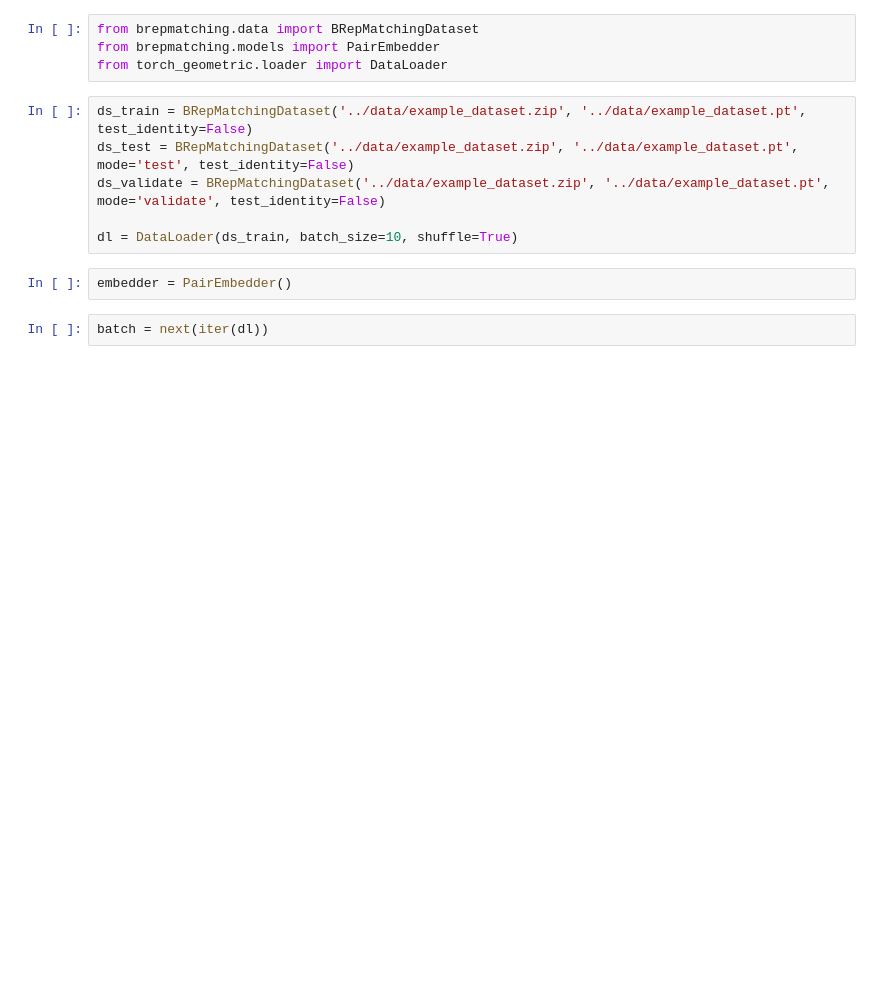
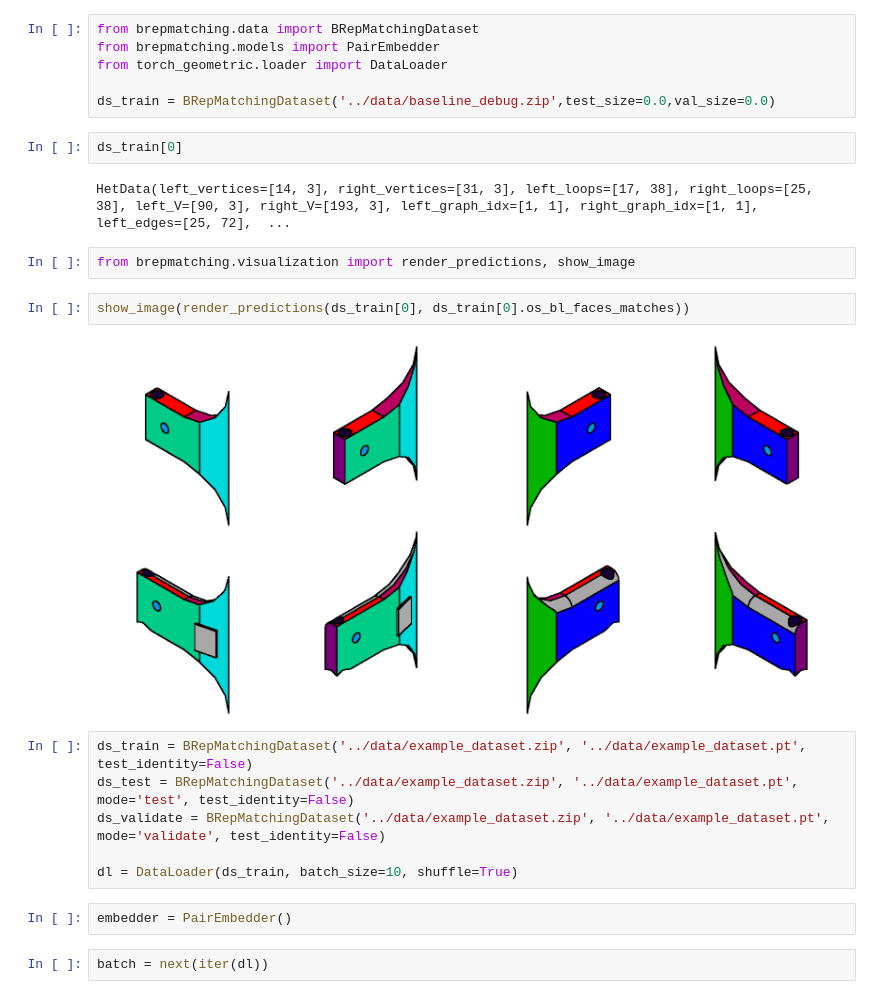
Before and after one commit to deGravity/brepmatching, a Jupyter notebook: notebooks/embedding_example.ipynb, the cells around one changed output. Drawn from its saved outputs; the diff is of its cells as text; blank space fills up the shorter version.

Commit message:
Onshape baseline code works.

```diff
--- a/notebooks/embedding_example.ipynb
+++ b/notebooks/embedding_example.ipynb
@@ -2,6 +2,18 @@
 from brepmatching.data import BRepMatchingDataset
 from brepmatching.models import PairEmbedder
 from torch_geometric.loader import DataLoader
+
+ds_train = BRepMatchingDataset('../data/baseline_debug.zip',test_size=0.0,val_size=0.0)
+# %%
+ds_train[0]
+# %% [output]
+HetData(left_vertices=[14, 3], right_vertices=[31, 3], left_loops=[17, 38], right_loops=[25, 38], left_V=[90, 3], right_V=[193, 3], left_graph_idx=[1, 1], right_graph_idx=[1, 1], left_edges=[25, 72],  ...
+# %%
+from brepmatching.visualization import render_predictions, show_image
+# %%
+show_image(render_predictions(ds_train[0], ds_train[0].os_bl_faces_matches))
+# %% [output]
+[figure, added]
 # %%
 ds_train = BRepMatchingDataset('../data/example_dataset.zip', '../data/example_dataset.pt', test_identity=False)
 ds_test = BRepMatchingDataset('../data/example_dataset.zip', '../data/example_dataset.pt', mode='test', test_identity=False)
```
Also changed, not shown: parts of 1 cell of this notebook, 5 other files.
